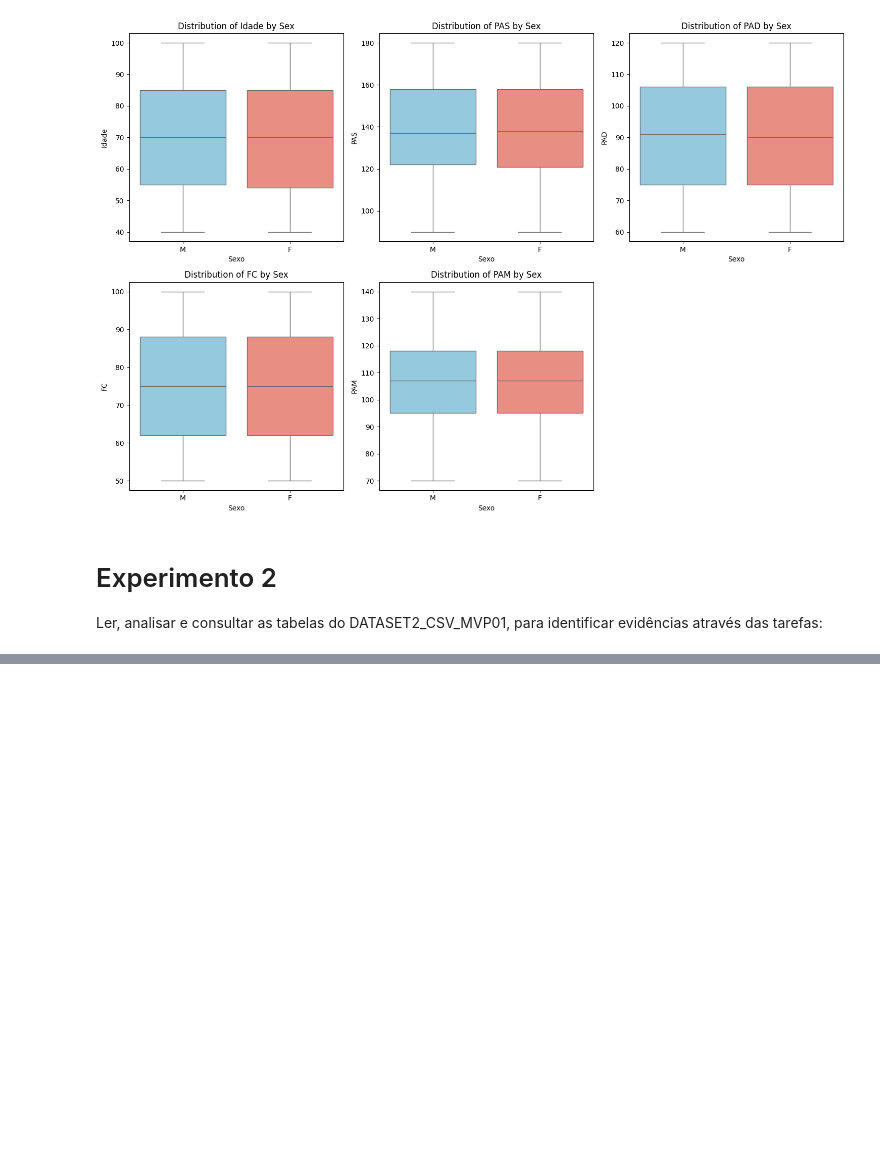
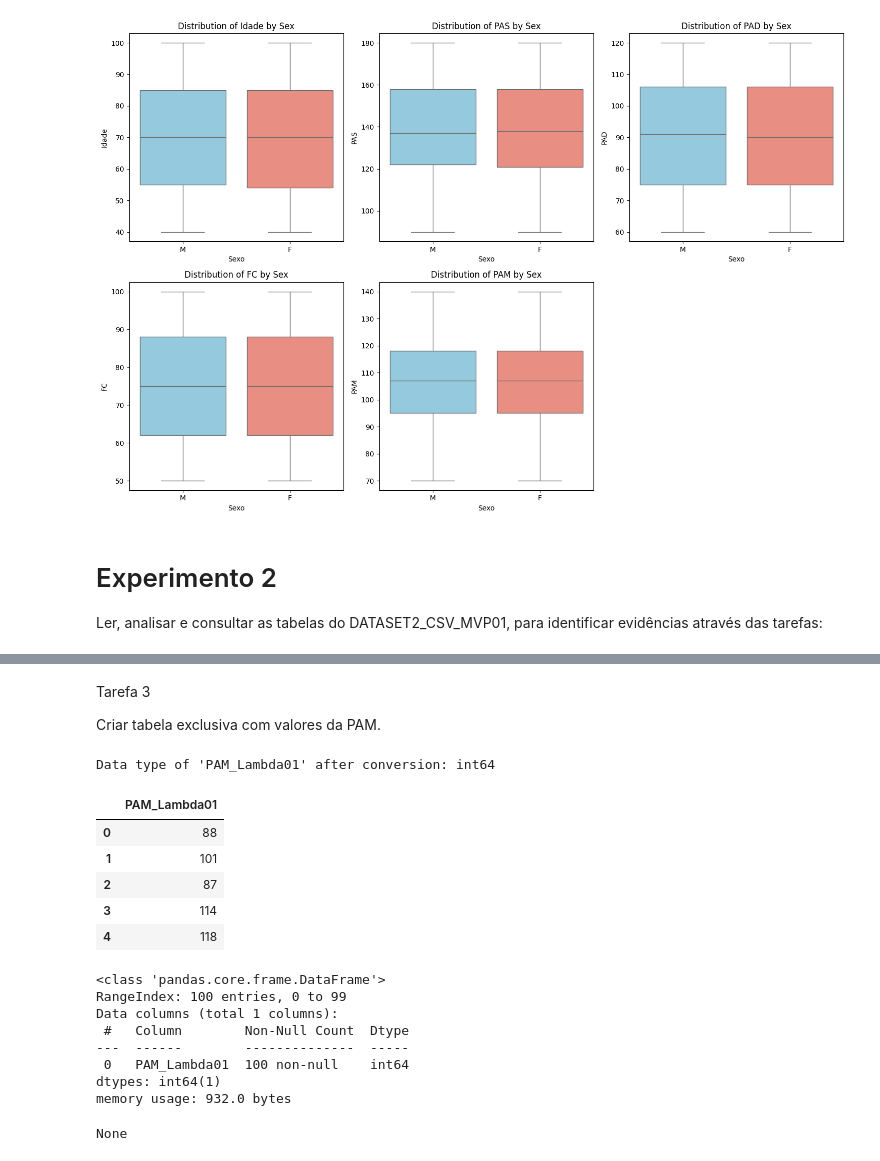
Before and after one commit to PajeSystems/PUC.MVP, a Jupyter notebook: Boaz_MVP_01.ipynb, the cells around one changed output, grey strips where cells are left out. Cells and saved outputs as stored; diff of their text form; code cells hidden in the pictures; blank space fills up the shorter version.

```diff
--- a/Boaz_MVP_01.ipynb
+++ b/Boaz_MVP_01.ipynb
@@ -147,0 +179,37 @@ Identificar individuos do sexo masculino, maiores de 65 anos com PAM maior que 1
+# %% [markdown]
+Tarefa 3
+
+Criar tabela exclusiva com valores da PAM.
+# %%
+import pandas as pd
+import numpy as np
+
+# Convert 'PAM_Lambda01' to numeric, coercing errors to NaN
+df['PAM_Lambda01'] = pd.to_numeric(df['PAM_Lambda01'], errors='coerce')
+
+# Print the data type after conversion
+print(f"Data type of 'PAM_Lambda01' after conversion: {df['PAM_Lambda01'].dtype}")
+
+# Create a new DataFrame with only the 'PAM_Lambda01' column
+df_pam = pd.DataFrame(df['PAM_Lambda01'])
+
+# Display the first few rows and data types of the new DataFrame
+display(df_pam.head())
+display(df_pam.info())
+# %% [output]
+Data type of 'PAM_Lambda01' after conversion: int64
+|  | PAM_Lambda01 |
+| 0 | 88 |
+| 1 | 101 |
+| 2 | 87 |
+| 3 | 114 |
+| 4 | 118 |
+<class 'pandas.core.frame.DataFrame'>
+RangeIndex: 100 entries, 0 to 99
+Data columns (total 1 columns):
+ #   Column        Non-Null Count  Dtype
+---  ------        --------------  -----
+ 0   PAM_Lambda01  100 non-null    int64
+dtypes: int64(1)
+memory usage: 932.0 bytes
+None
```
Also changed, not shown: parts of 10 cells of this notebook.
